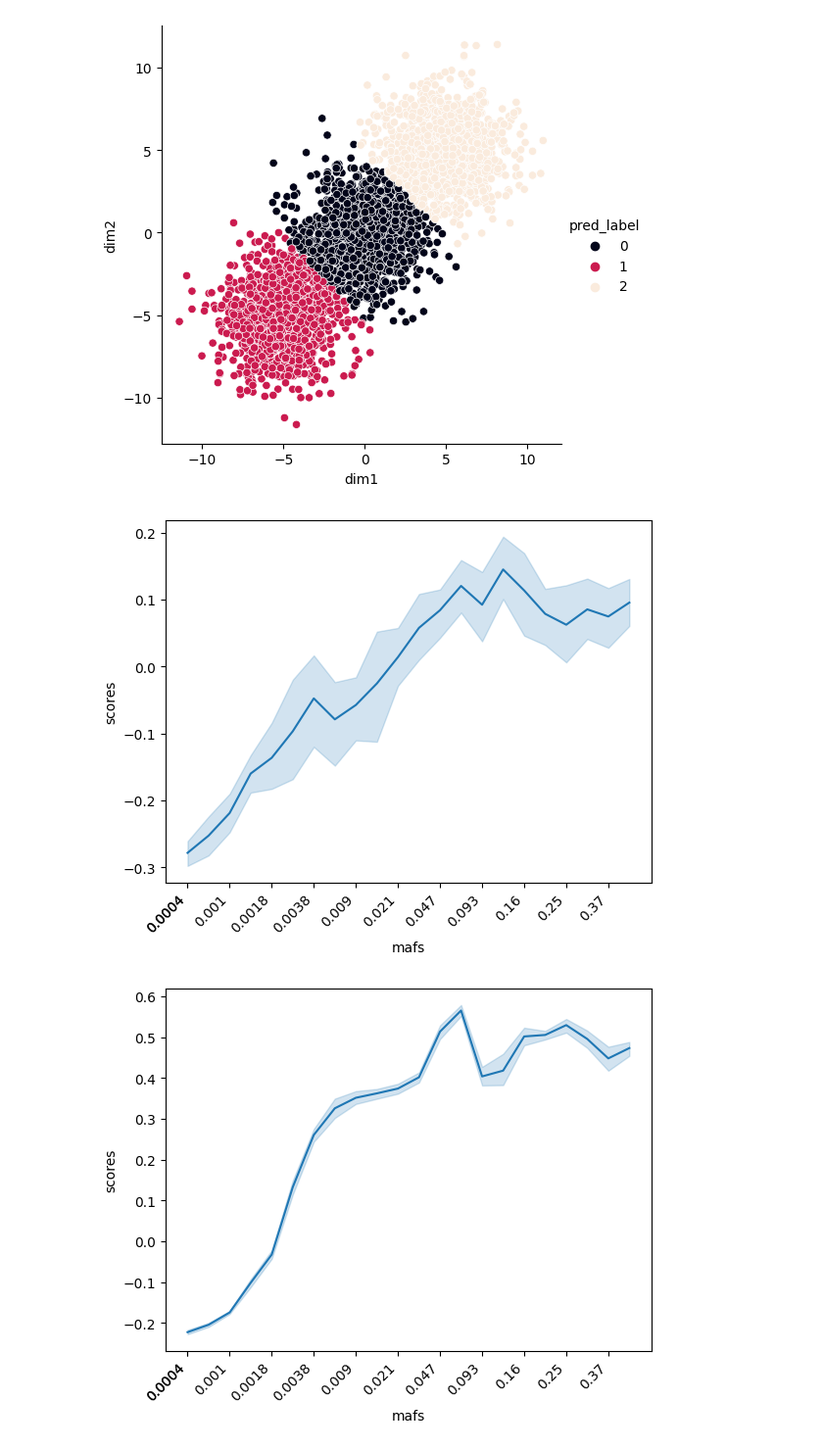
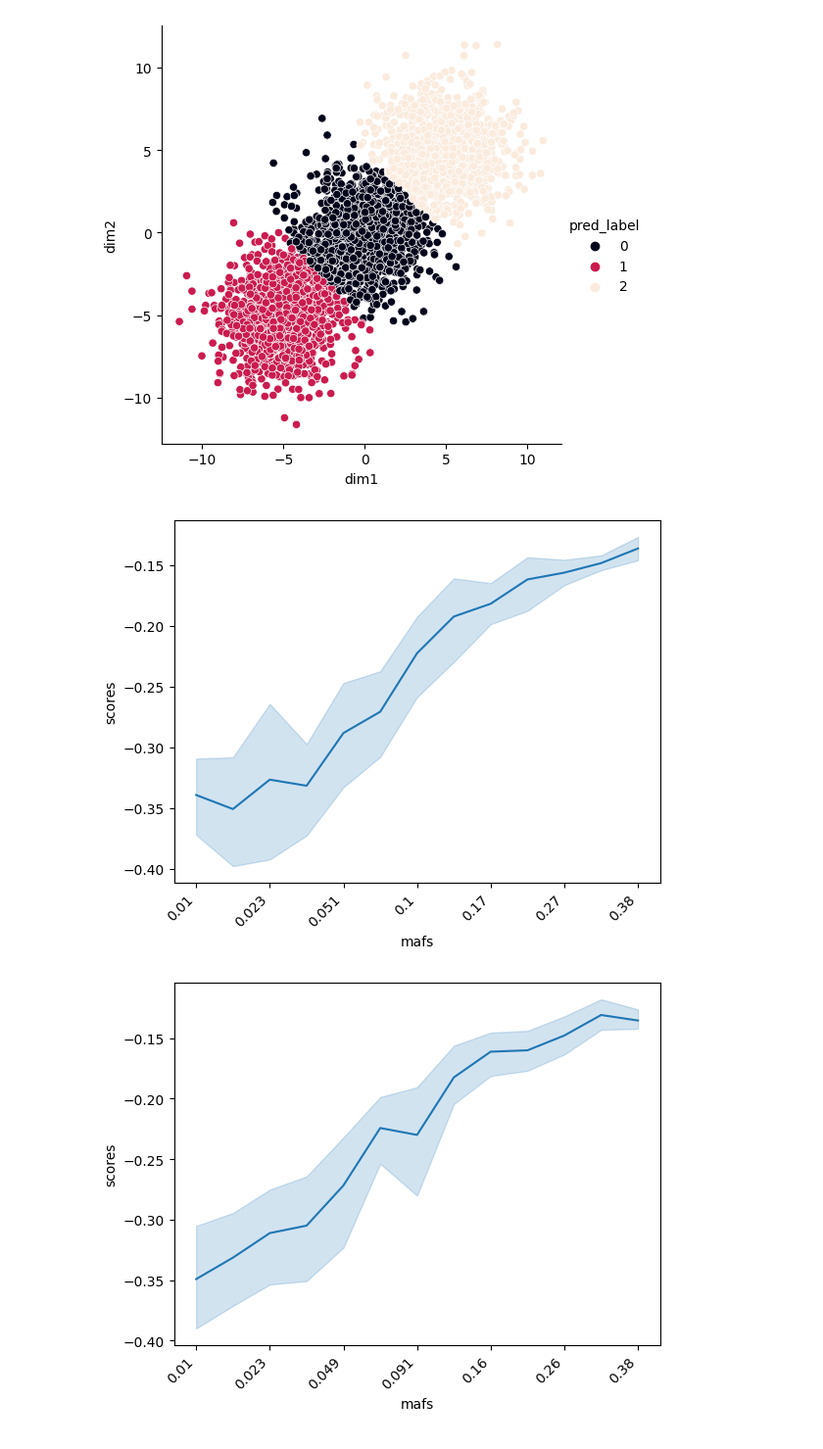
Before and after one commit to mat2m10/powercontrol, a Jupyter notebook: 04_population_stratification_analysis.ipynb, the cells around one changed output. Shown at 98% size. Drawn from its saved outputs; the diff is of its cells as text; code cells hidden in the pictures.

```diff
--- a/04_population_stratification_analysis.ipynb
+++ b/04_population_stratification_analysis.ipynb
@@ -131,9 +132,9 @@ plt.show()
 # %% [markdown]
 ## Scenario 1: AF + popstrat dependent phenotype (LD snps)
 # %%
-max_maf = 0.6
-min_maf = 0.3
+max_maf = 0.05
+min_maf = 0
 # %%
-dims = [f for f in os.listdir('./data/phenotype/unshuffled_reduced') if  max_maf > float(f.split("_maf_")[1].split('.pkl')[0].split('_')[0]) > min_maf]
+dims = [f for f in os.listdir('./data/phenotype/reduced/21') if  max_maf > float(f.split("_maf_")[1].split('.pkl')[0].split('_')[0]) > min_maf]
 dims
 # %% [output]
@@ -159,7 +160,7 @@ snp_num = 0
 for dim in dims[1:2]:
     maf = dim.split("_maf_")[1].split('.pkl')[0].split("_")[0]
     print(maf)
-    path_snp = f"./data/phenotype/unshuffled_reduced/{dim}"
+    path_snp = f"./data/phenotype/reduced/21/{dim}"
     print(path_snp)
     mini_dim = pd.read_pickle(path_snp)
 # %% [output]
@@ -274,15 +275,15 @@ plt.show()
 # %%
 sil_scores = []
 mafs = []
-dims = [f for f in os.listdir('./data/phenotype/unshuffled_reduced')]
+dims = [f for f in os.listdir('./data/phenotype/reduced/21')]
 dimsy = dims[0:-1]
 for o in range(len(dimsy)):
     maf = dimsy[o].split("_maf_")[1].split('.pkl')[0].split("_")[0]
-    path_dim = f"./data/phenotype/unshuffled_reduced/{dimsy[o]}"
+    path_dim = f"./data/phenotype/reduced/21/{dimsy[o]}"
     mini_dim = pd.read_pickle(path_dim)
     humans[f"{o}_maf_{maf}_dim1"] = mini_dim['dim1']
     humans[f"{o}_maf_{maf}_dim2"] = mini_dim['dim2']
-    score = sil.silhouette_score(humans[[f"{o}_maf_{maf}_dim1",f"{o}_maf_{maf}_dim2"]], humans['super_pop'], metric='euclidean')
+    score = sil.silhouette_score(humans[[f"{o}_maf_{maf}_dim1",f"{o}_maf_{maf}_dim2"]], humans['pop'], metric='euclidean')
     sil_scores.append(score)
     mafs.append(maf)
 
@@ -296,30 +297,30 @@ plt.xticks(
 )
 plt.show()
 # %% [output]
-[figure, old version]
+[figure, new version]
 # %%
 sil_scores = []
 mafs = []
-dims = [f for f in os.listdir('./data/phenotype/shuffled_reduced')]
+dims = [f for f in os.listdir('./data/phenotype/reduced/22')]
 dimsy = dims[0:-1]
 for o in range(len(dimsy)):
     maf = dimsy[o].split("_maf_")[1].split('.pkl')[0].split("_")[0]
-    path_dim = f"./data/phenotype/shuffled_reduced/{dimsy[o]}"
+    path_dim = f"./data/phenotype/reduced/22/{dimsy[o]}"
     mini_dim = pd.read_pickle(path_dim)
     humans[f"{o}_maf_{maf}_dim1"] = mini_dim['dim1']
     humans[f"{o}_maf_{maf}_dim2"] = mini_dim['dim2']
-    score = sil.silhouette_score(humans[[f"{o}_maf_{maf}_dim1",f"{o}_maf_{maf}_dim2"]], humans['super_pop'], metric='euclidean')
+    score = sil.silhouette_score(humans[[f"{o}_maf_{maf}_dim1",f"{o}_maf_{maf}_dim2"]], humans['pop'], metric='euclidean')
     sil_scores.append(score)
     mafs.append(maf)
 
 df = pd.DataFrame(data = {'scores':sil_scores, 'mafs':mafs})
 df = df.sort_values(by=['mafs'], ignore_index=True)
 sns.lineplot(data=df, x="mafs", y="scores")
 plt.xticks(
     df['mafs'].iloc[::20], # Odd rows only
     rotation=45,
     horizontalalignment='right'
 )
 plt.show()
 # %% [output]
-[figure, old version]
+[figure, new version]
```
Also changed, not shown: parts of 13 cells of this notebook, 1 other file.
